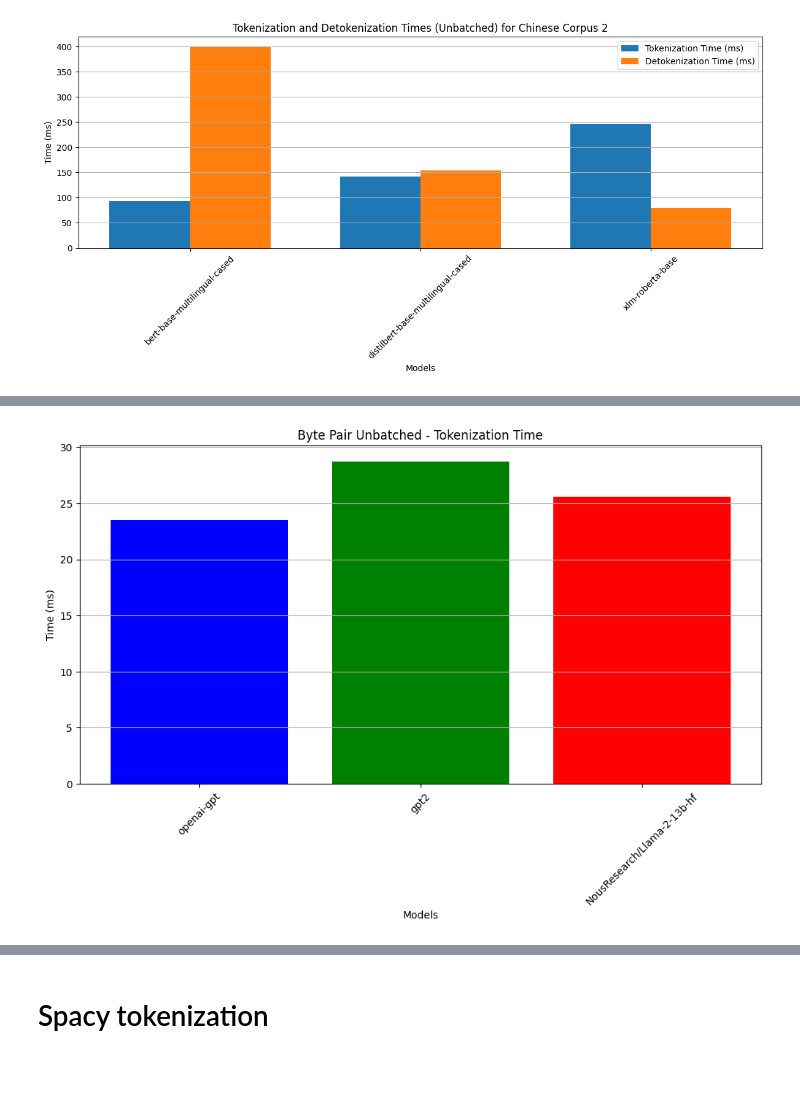
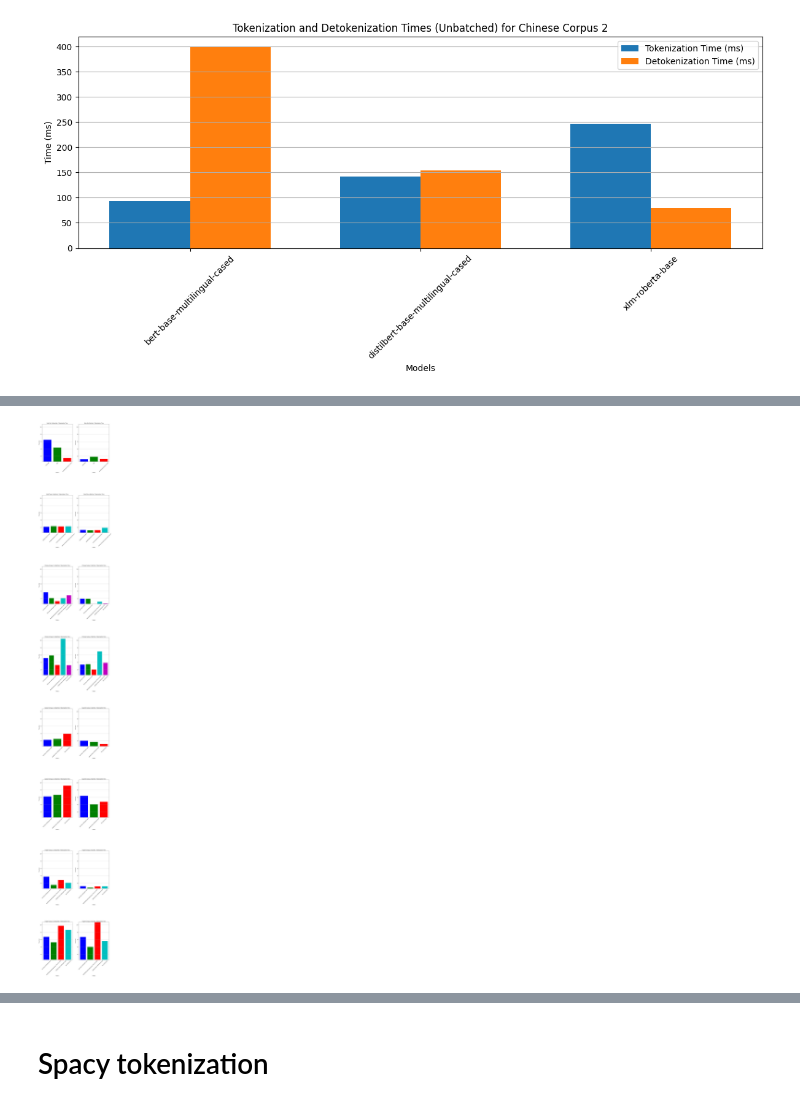
Before and after one commit to Yapping72/ICT3102-e-mc2-assignment-1, a Jupyter notebook: ICT3102_Assignment1.ipynb, the cells around one changed output, grey strips where cells are left out. Drawn from its saved outputs; the diff is of its cells as text; code cells hidden in the pictures; blank space fills up the shorter version.

Commit message:
updated graphs and methedologies
updated graphs and methedologies

```diff
--- a/ICT3102_Assignment1.ipynb
+++ b/ICT3102_Assignment1.ipynb
@@ -380,6 +401,7 @@ es2_array = read_from_file("corpus_2_espanol.txt")
 
 chinese_models = ["bert-base-chinese", "bert-base-multilingual-cased", "OpenBuddy/openbuddy-llama2-70b-v10.1-bf16", "distilbert-base-multilingual-cased", "xlm-roberta-base"]
 spanish_models = ["bert-base-multilingual-cased", "distilbert-base-multilingual-cased", "xlm-roberta-base"]
+english_models = ["bert-base-multilingual-cased", "OpenBuddy/openbuddy-llama2-70b-v10.1-bf16", "distilbert-base-multilingual-cased", "xlm-roberta-base","bert-base-multilingual-cased", "distilbert-base-multilingual-cased", "xlm-roberta-base"]
 # %% [output]
 Downloading...
 From: https://drive.google.com/uc?id=1PflB7C7BHccK47KKRUbRW1wR4OSMUxXO
@@ -397,12 +448,12 @@ To: /content/corpus_2_espanol.txt
 ##Chinese Tokenization and Detokenization
 # %%
 print("--------------------------Unbatched Chinese Corpus 1 Data-------------------------------")
-chinese_corpus1_timing_unbatched = analyse_encode_plus(chinese_models, zh1_array)
+chinese_corpus1_timing_unbatched = analyse_encode_plus(chinese_models, zh1_array, 10)
 print("--------------------------Batched Chinese Corpus 1 Data-------------------------------")
-chinese_corpus1_timing_batched = analyse_batch(chinese_models,zh1_array)
+chinese_corpus1_timing_batched = analyse_batch(chinese_models,zh1_array, 10)
 print("--------------------------Unbatched Chinese Corpus 2 Data-------------------------------")
-chinese_corpus2_timing_unbatched = analyse_encode_plus(chinese_models, zh2_array)
+chinese_corpus2_timing_unbatched = analyse_encode_plus(chinese_models, zh2_array,10)
 print("--------------------------Batched Chinese Corpus 2 Data-------------------------------")
-chinese_corpus2_timing_batched = analyse_batch(chinese_models,zh2_array)
+chinese_corpus2_timing_batched = analyse_batch(chinese_models,zh2_array,10)
 # %% [output]
 --------------------------Unbatched Chinese Corpus 1 Data-------------------------------
@@ -605,14 +655,14 @@ plt.show()
 ##Spanish Tokenization and Detokenization
 # %%
 print("--------------------------Unbatched Spanish Corpus 1 Data-------------------------------")
-spanish_corpus1_timing_unbatched = analyse_encode_plus(spanish_models, es1_array)
+spanish_corpus1_timing_unbatched = analyse_encode_plus(spanish_models, es1_array , 10)
 print(spanish_corpus1_timing_unbatched)
 print("--------------------------Batched Spanish Corpus 1 Data-------------------------------")
-spanish_corpus1_timing_batched = analyse_batch(spanish_models,es1_array)
+spanish_corpus1_timing_batched = analyse_batch(spanish_models,es1_array, 10)
 print("--------------------------Unbatched Spanish Corpus 2 Data-------------------------------")
-spanish_corpus2_timing_unbatched = analyse_encode_plus(spanish_models, es2_array)
+spanish_corpus2_timing_unbatched = analyse_encode_plus(spanish_models, es2_array, 10)
 print("--------------------------Batched Spanish Corpus 2 Data-------------------------------")
-spanish_corpus2_timing_batched = analyse_batch(spanish_models,es2_array)
+spanish_corpus2_timing_batched = analyse_batch(spanish_models,es2_array, 10)
 # %% [output]
 --------------------------Unbatched Spanish Corpus 1 Data-------------------------------
 bert-base-multilingual-cased:
@@ -811,7 +937,8 @@ print(spanish_corpus2_timing_batched)
 # %%
 import matplotlib.pyplot as plt
+import numpy as np
 
-# Define colors for the bars
+# Define colors for the bars (same as before)
 colors = ['b', 'g', 'r', 'c', 'm', 'y', 'k', '#FFA500', '#00FF00', '#800080', '#FF00FF', '#008080', '#FFFF00', '#808080', '#800000', '#FF0000']
 
 # Define the data and labels (same as before)
@@ -820,8 +947,6 @@ data = [
     byte_pair_timing_batched,
     word_piece_timing_unbatched,
     word_piece_timing_batched,
-    unigram_timing_unbatched,
-    unigram_timing_batched,
     chinese_corpus1_timing_unbatched,
     chinese_corpus1_timing_batched,
     chinese_corpus2_timing_unbatched,
@@ -829,46 +954,77 @@ data = [
     spanish_corpus1_timing_unbatched,
     spanish_corpus1_timing_batched,
     spanish_corpus2_timing_unbatched,
-    spanish_corpus2_timing_batched
+    spanish_corpus2_timing_batched,
+    english_corpus1_timing_unbatched,  # Add English Unbatched data here
+    english_corpus1_timing_batched,    # Add English Batched data here
+    english_corpus2_timing_unbatched,  # Add English Unbatched data here
+    english_corpus2_timing_batched     # Add English Batched data here
 ]
 
 labels = [
     'Byte Pair Unbatched',
     'Byte Pair Batched',
     'Word Piece Unbatched',
     'Word Piece Batched',
-    'Unigram Unbatched',
-    'Unigram Batched',
     'Chinese Corpus 1 Unbatched',
     'Chinese Corpus 1 Batched',
     'Chinese Corpus 2 Unbatched',
     'Chinese Corpus 2 Batched',
     'Spanish Corpus 1 Unbatched',
     'Spanish Corpus 1 Batched',
     'Spanish Corpus 2 Unbatched',
-    'Spanish Corpus 2 Batched'
+    'Spanish Corpus 2 Batched',
+    'English Corpus 1 Unbatched',  # Add English Unbatched label here
+    'English Corpus 1 Batched',    # Add English Batched label here
+    'English Corpus 2 Unbatched',  # Add English Unbatched label here
+    'English Corpus 2 Batched'     # Add English Batched label here
 ]
 
-# Create bar graphs with colors
-for i in range(len(data)):
-    plt.figure(figsize=(12, 6))
-    plt.title(f"{labels[i]} - Tokenization Time")
-    plt.xlabel('Models')
-    plt.ylabel('Time (ms)')
+# Create subplots in a grid layout
+n_rows = 8  # Number of rows (one for each method)
+n_cols = 2  # Number of columns (Unbatched and Batched)
+
+fig, axs = plt.subplots(n_rows, n_cols, figsize=(14, 30))  # Increase the figure height for additional data
+
+# Initialize variables to store min and max values for y-axis scaling
+min_value = float('inf')
+max_value = float('-inf')
+
+# Iterate through data and labels, creating subplots
+for i, (label, d) in enumerate(zip(labels, data)):
+    row = i // n_cols  # Calculate the row index
+    col = i % n_cols   # Calculate the column index
 
     methods = []
     tokenization_times = []
 
-    for method, times in data[i].items():
+    for method, times in d.items():
         if method == 'method':
             continue
         methods.append(method)
         tokenization_time = times.get('Tokenization', 0.0)
         tokenization_times.append(tokenization_time)
 
-    plt.bar(methods, tokenization_times, color=colors)
-    plt.xticks(rotation=45)
-    plt.grid(axis='y')
-    plt.show()
+    ax = axs[row, col]
+    ax.bar(methods, tokenization_times, color=colors)
+    ax.set_title(f"{label} - Tokenization Time")
+    ax.set_xlabel('Models')
+    ax.set_ylabel('Time (ms)')
+    ax.set_xticklabels(methods, rotation=45)
+    ax.grid(axis='y')
+
+    # Update min and max values for y-axis scaling
+    min_value = min(min_value, min(tokenization_times))
+    max_value = max(max_value, max(tokenization_times))
+
+# Set a common y-axis scale for all subplots
+for ax in axs.flatten():
+    ax.set_ylim(min_value, max_value)
+
+# Adjust spacing between subplots and add padding at the top
+plt.subplots_adjust(hspace=0.9, top=3)  # Increase top padding for additional data
+
+# Show the plot
+plt.show()
 # %% [output]
-[figure, old version]
+[figure, new version]
```
Also changed, not shown: parts of 21 cells of this notebook.
